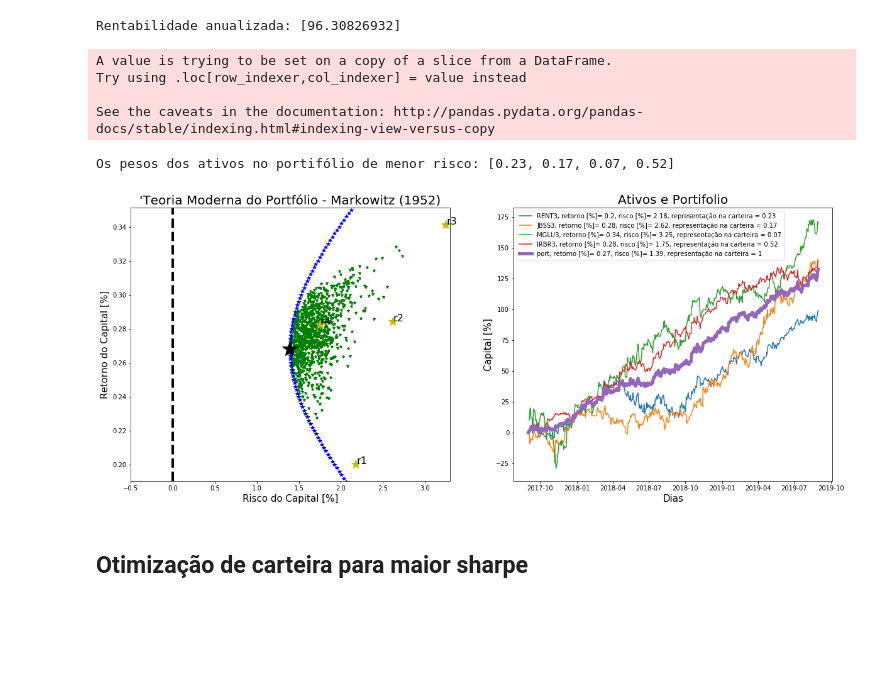
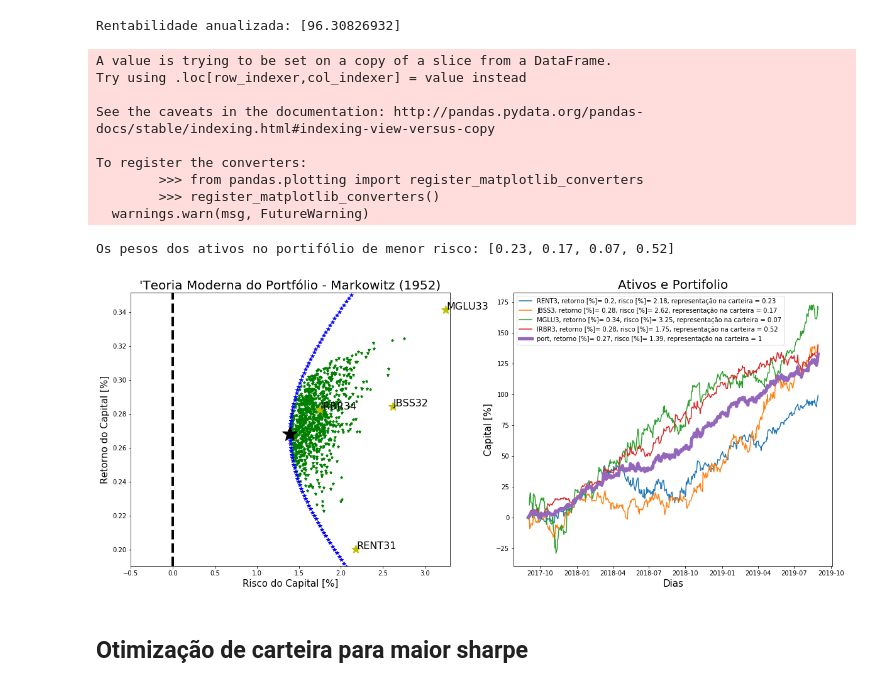
Before and after one commit to thiagolsg/Sinais-Financeiros, a Jupyter notebook: Primeira Atividade Prática Avaliativa.ipynb, the cells around one changed output. Saved outputs shown, nothing was run; the diff lists cells and outputs as text; code cells hidden in the pictures; blank space fills up the shorter version.

```diff
--- a/Primeira Atividade Prática Avaliativa.ipynb
+++ b/Primeira Atividade Prática Avaliativa.ipynb
@@ -440,7 +440,7 @@ plt.axis([-0.5,np.max(SIG)+0.05,np.min(MU)-0.01,np.max(MU)+.01])
 ax1.axvline(x= 0, color= 'k',linestyle='dashed',linewidth=4)
 for p in range(0,len(SIG)):
     plt.plot(SIG[p], MU[p], 'y*', markersize=15.0)
-    plt.text(SIG[p]+0.01, MU[p],'r'+str(p+1) , fontsize=16)
+    plt.text(SIG[p]+0.01, MU[p],bests[p]+str(p+1) , fontsize=16)
 
 ret=train_return_pct[bests]
 ret['port']=pd.DataFrame(ret*[q_minrisk[i][0] for i in range(len(q_minrisk))]).sum(axis=1)
@@ -448,34 +448,39 @@ pesos=[q_minrisk[i][0] for i in range(len(q_minrisk))]+[1]
 ax1.set_xlabel("Risco do Capital [%]",fontsize=15)
 ax1.set_ylabel('Retorno do Capital [%]',fontsize=15)
 ax1.set_title("'Teoria Moderna do Portfólio - Markowitz (1952)",fontsize=20)
 
 ax2=plt.subplot(1,2, 2)
 
 for i in range(len(ret.columns)):
     labeldf=ret.columns[i]+", retorno [%]= "+str(round(ret.mean()[i],2)) +", risco [%]= "+str(round(ret.std()[i],2))
     if i!=max(range(len(ret.columns))):
         ax2.plot(ret[ret.columns[i]].cumsum(),label=labeldf+", representação na carteira = "+str(round(pesos[i],2)))
     if i==max(range(len(ret.columns))):
         ax2.plot(ret[ret.columns[i]].cumsum(),linewidth=5.0,label=labeldf+", representação na carteira = "+str(round(pesos[i],2)))
 ax2.legend(loc='upper left')
 
 
 ax2.set_xlabel("Dias",fontsize=15)
 ax2.set_ylabel('Capital [%]',fontsize=15)
 ax2.set_title("Ativos e Portifolio",fontsize=20)
 print()
 print('Os pesos dos ativos no portifólio de menor risco:',[round(q_minrisk[i][0],2) for i in range(len(q_minrisk))])
 print()
 
 
 ret=ret.drop(columns=['port'])
 # %% [output]
 A value is trying to be set on a copy of a slice from a DataFrame.
 Try using .loc[row_indexer,col_indexer] = value instead
 
 See the caveats in the documentation: http://pandas.pydata.org/pandas-docs/stable/indexing.html#indexing-view-versus-copy
+
+To register the converters:
+        >>> from pandas.plotting import register_matplotlib_converters
+        >>> register_matplotlib_converters()
+  warnings.warn(msg, FutureWarning)
 Os pesos dos ativos no portifólio de menor risco: [0.23, 0.17, 0.07, 0.52]
-[figure, old version]
+[figure, new version]
 # %% [markdown]
 ## Otimização de carteira para maior sharpe
 # %%
```
Also changed, not shown: parts of 7 cells of this notebook.
